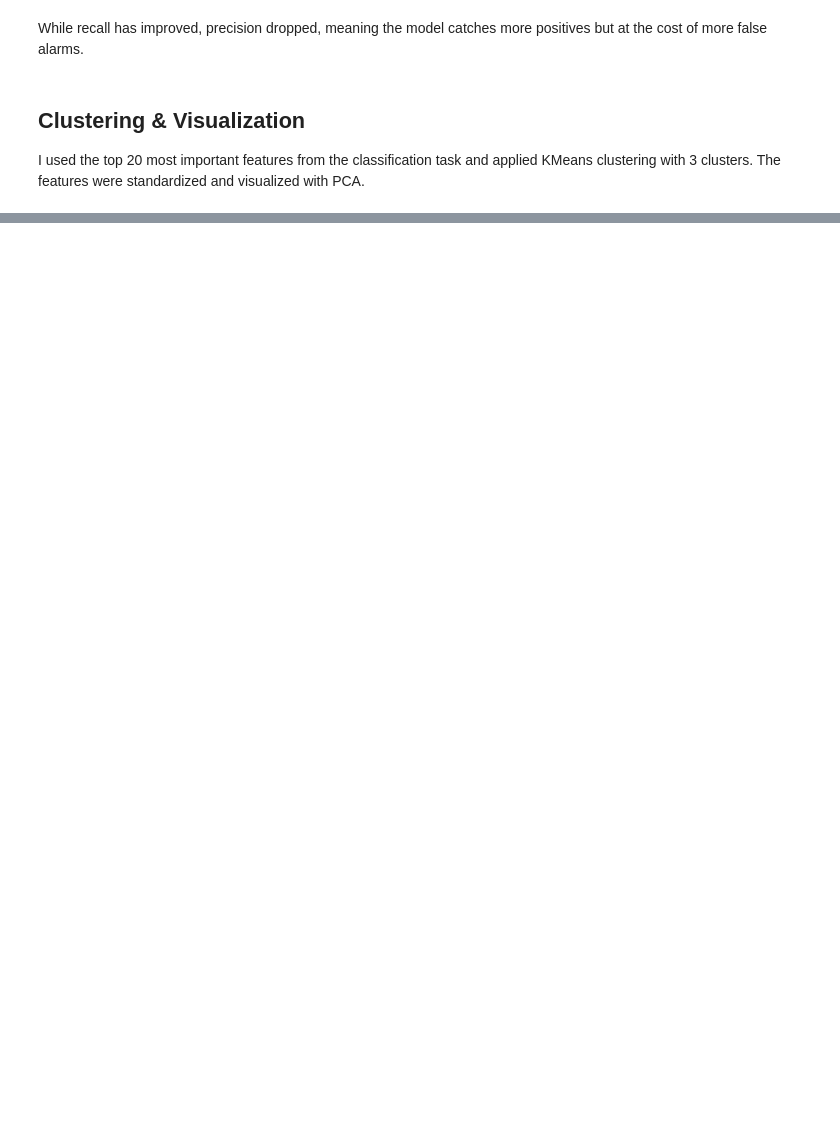
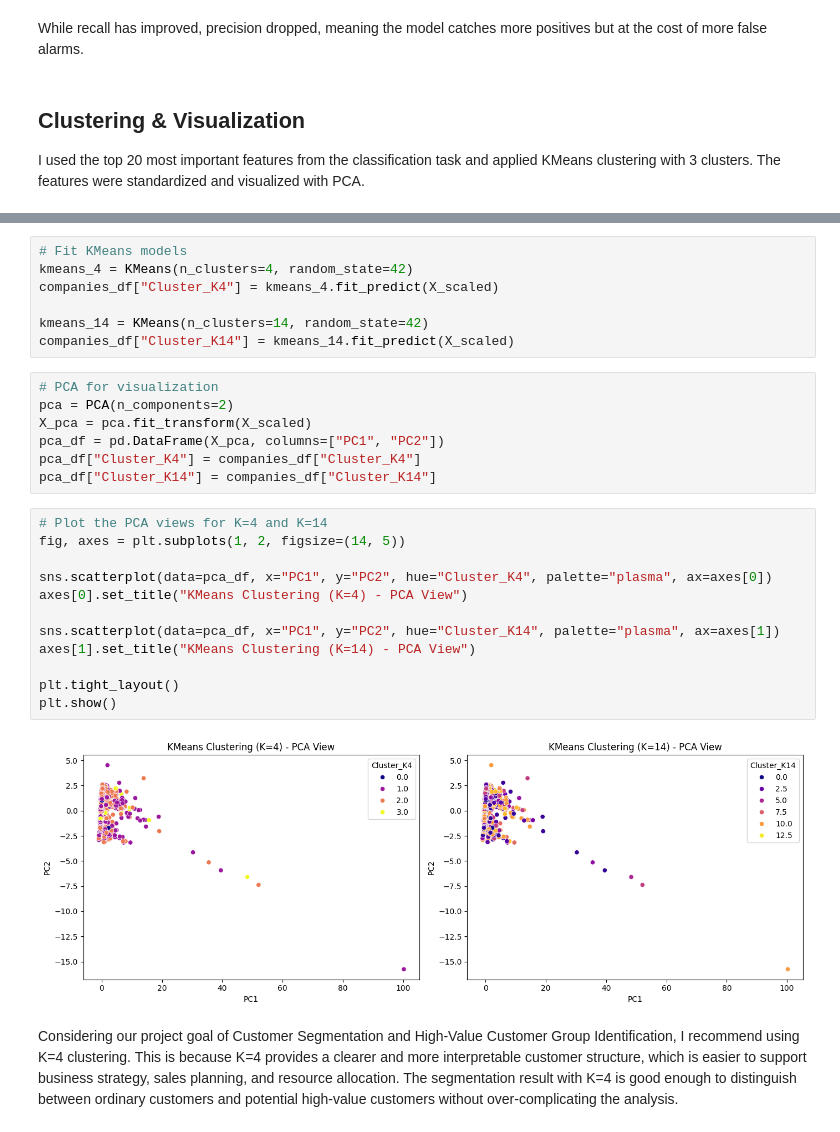
Before and after one commit to zhiqi-zhang233/Sales_Playbook, a Jupyter notebook: Model.ipynb, the cells around one changed output, grey strips where cells are left out. Drawn from its saved outputs; the diff is of its cells as text; blank space fills up the shorter version.

Commit message:
Add new model and analysis to tickets

```diff
--- a/Model.ipynb
+++ b/Model.ipynb
@@ -289,0 +197,30 @@ memory usage: 180.8 KB
+# %%
+# Fit KMeans models
+kmeans_4 = KMeans(n_clusters=4, random_state=42)
+companies_df["Cluster_K4"] = kmeans_4.fit_predict(X_scaled)
+
+kmeans_14 = KMeans(n_clusters=14, random_state=42)
+companies_df["Cluster_K14"] = kmeans_14.fit_predict(X_scaled)
+# %%
+# PCA for visualization
+pca = PCA(n_components=2)
+X_pca = pca.fit_transform(X_scaled)
+pca_df = pd.DataFrame(X_pca, columns=["PC1", "PC2"])
+pca_df["Cluster_K4"] = companies_df["Cluster_K4"]
+pca_df["Cluster_K14"] = companies_df["Cluster_K14"]
+# %%
+# Plot the PCA views for K=4 and K=14
+fig, axes = plt.subplots(1, 2, figsize=(14, 5))
+
+sns.scatterplot(data=pca_df, x="PC1", y="PC2", hue="Cluster_K4", palette="plasma", ax=axes[0])
+axes[0].set_title("KMeans Clustering (K=4) - PCA View")
+
+sns.scatterplot(data=pca_df, x="PC1", y="PC2", hue="Cluster_K14", palette="plasma", ax=axes[1])
+axes[1].set_title("KMeans Clustering (K=14) - PCA View")
+
+plt.tight_layout()
+plt.show()
+# %% [output]
+[figure, added]
+# %% [markdown]
+Considering our project goal of Customer Segmentation and High-Value Customer Group Identification, I recommend using K=4 clustering. This is because K=4 provides a clearer and more interpretable customer structure, which is easier to support business strategy, sales planning, and resource allocation. The segmentation result with K=4 is good enough to distinguish between ordinary customers and potential high-value customers without over-complicating the analysis.
```
Also changed, not shown: parts of 59 cells of this notebook, 4 other files.
